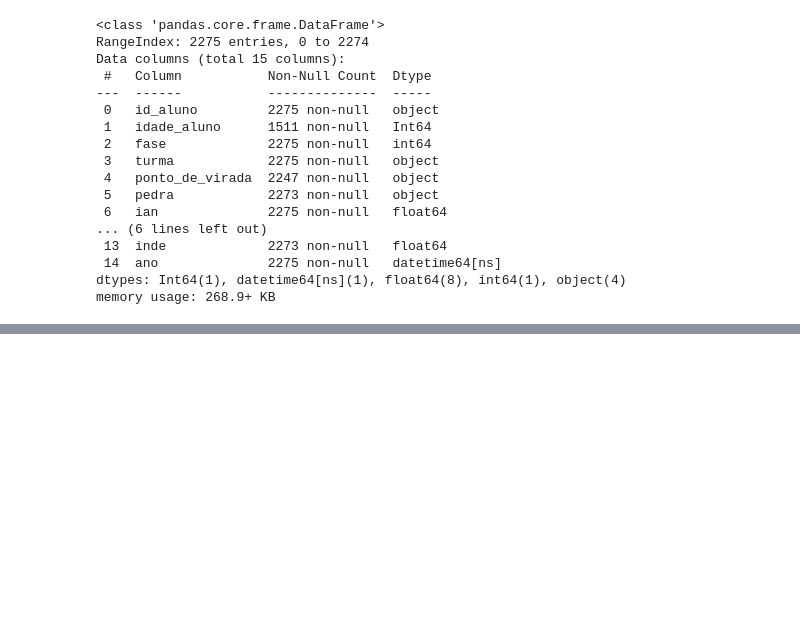
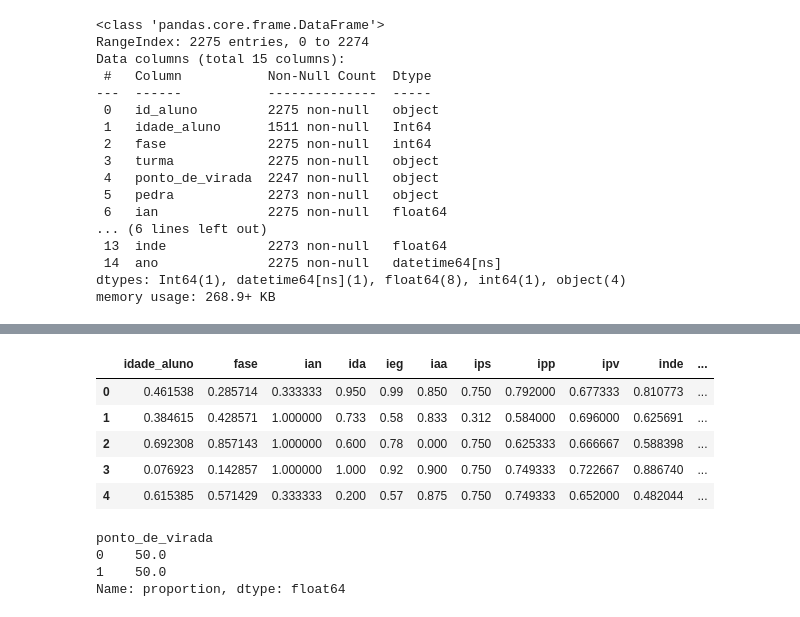
Before and after one commit to giulianafernandes/datathon_fiap, a Jupyter notebook: datathon.ipynb, the cells around one changed output, grey strips where cells are left out. Saved outputs shown, nothing was run; the diff lists cells and outputs as text; code cells hidden in the pictures; blank space fills up the shorter version.

```diff
--- a/datathon.ipynb
+++ b/datathon.ipynb
@@ -609,0 +649,59 @@ dados_total.to_excel('dados/csv_tratado/dados_total.xlsx', index=False)
+# %%
+class mm(BaseEstimator, TransformerMixin):
+    def __init__(self, min_max_scaler = ['idade_aluno', 'fase','ian', 'ida', 'ieg',
+                                         'iaa', 'ips', 'ipp', 'ipv', 'inde']):
+        self.min_max_scaler = min_max_scaler
+    def fit(self, dados):
+            return self
+    def transform(self, dados):
+        if (set(self.min_max_scaler).issubset(dados.columns)):
+            min_max = MinMaxScaler()
+            dados[self.min_max_scaler] = min_max.fit_transform(dados[self.min_max_scaler])
+            return dados
+        else:
+            print('Uma ou mais features não estão no DataFrame')
+            return dados
+# %%
+class oversample(BaseEstimator, TransformerMixin):
+    def __init__(self):
+        pass
+    def fit(self, dados):
+        return self
+    def transform(self, dados):
+        if 'ponto_de_virada' in dados.columns:
+            over_sample = SMOTE(sampling_strategy='minority')
+            X_balanced, y_balanced = over_sample.fit_resample(dados.loc[:, dados.columns != 'ponto_de_virada'],
+                                                              dados['ponto_de_virada'])
+            dados_balanceados = pd.concat([pd.DataFrame(X_balanced), pd.DataFrame(y_balanced)], axis=1)
+            return dados_balanceados
+        else:
+            print('O target não está no DataFrame')
+            return dados
+# %%
+from sklearn.pipeline import Pipeline
+
+def pipeline(dados):
+    pipeline = Pipeline([
+        ('MinMaxScaler', mm()),
+        ('SMOTE', oversample())
+    ])
+    dados_pipeline = pipeline.fit_transform(dados)
+    return dados_pipeline
+# %%
+treino = pipeline(df_treino)
+# %%
+treino.head()
+# %% [output]
+|  | idade_aluno | fase | ian | ida | ieg | iaa | ips | ipp | ipv | inde | ... |
+| 0 | 0.461538 | 0.285714 | 0.333333 | 0.950 | 0.99 | 0.850 | 0.750 | 0.792000 | 0.677333 | 0.810773 | ... |
+| 1 | 0.384615 | 0.428571 | 1.000000 | 0.733 | 0.58 | 0.833 | 0.312 | 0.584000 | 0.696000 | 0.625691 | ... |
+| 2 | 0.692308 | 0.857143 | 1.000000 | 0.600 | 0.78 | 0.000 | 0.750 | 0.625333 | 0.666667 | 0.588398 | ... |
+| 3 | 0.076923 | 0.142857 | 1.000000 | 1.000 | 0.92 | 0.900 | 0.750 | 0.749333 | 0.722667 | 0.886740 | ... |
+| 4 | 0.615385 | 0.571429 | 0.333333 | 0.200 | 0.57 | 0.875 | 0.750 | 0.749333 | 0.652000 | 0.482044 | ... |
+# %%
+treino['ponto_de_virada'].value_counts(normalize=True)*100
+# %% [output]
+ponto_de_virada
+0    50.0
+1    50.0
+Name: proportion, dtype: float64
```
Also changed, not shown: parts of 10 cells of this notebook, 7 other files.
